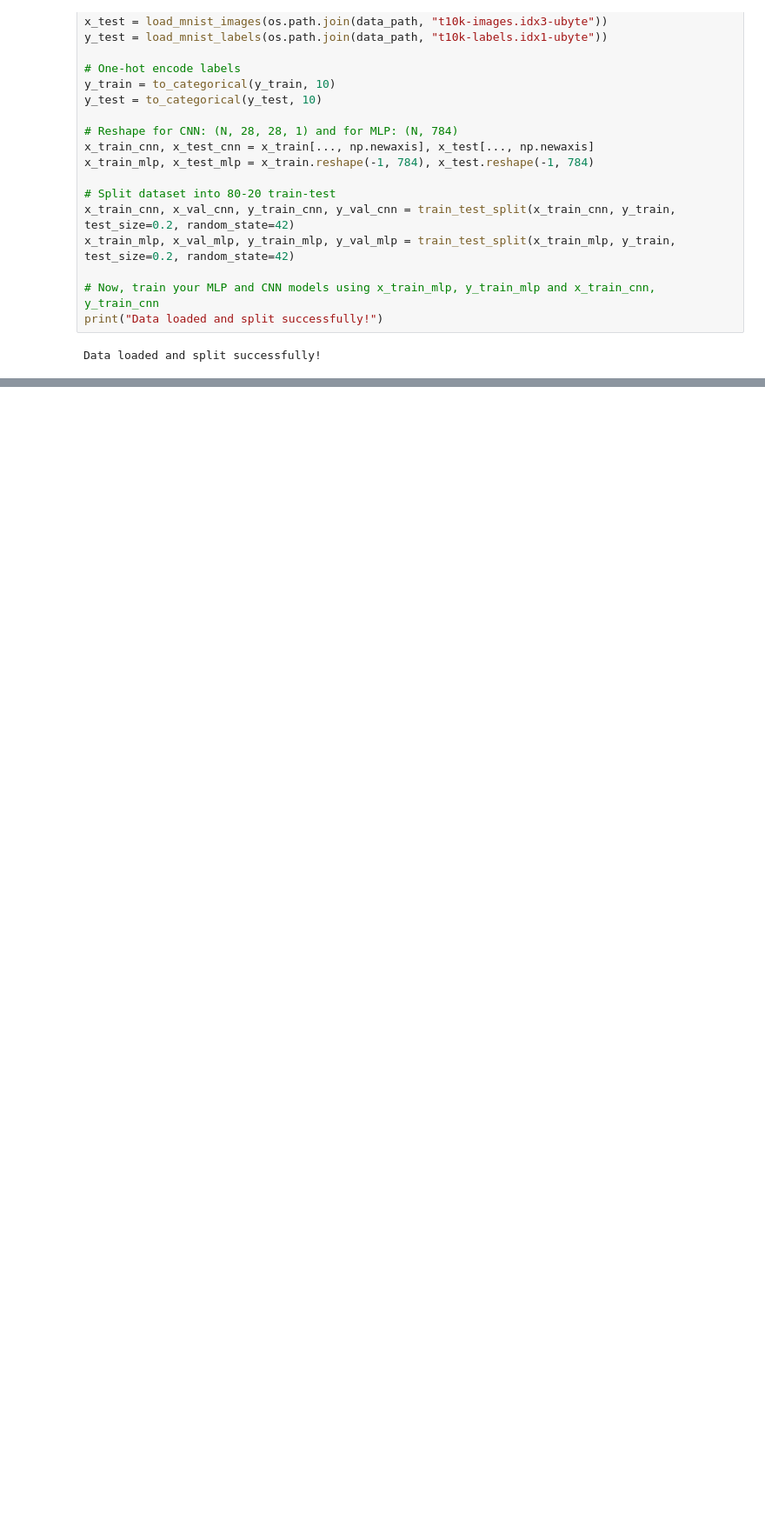
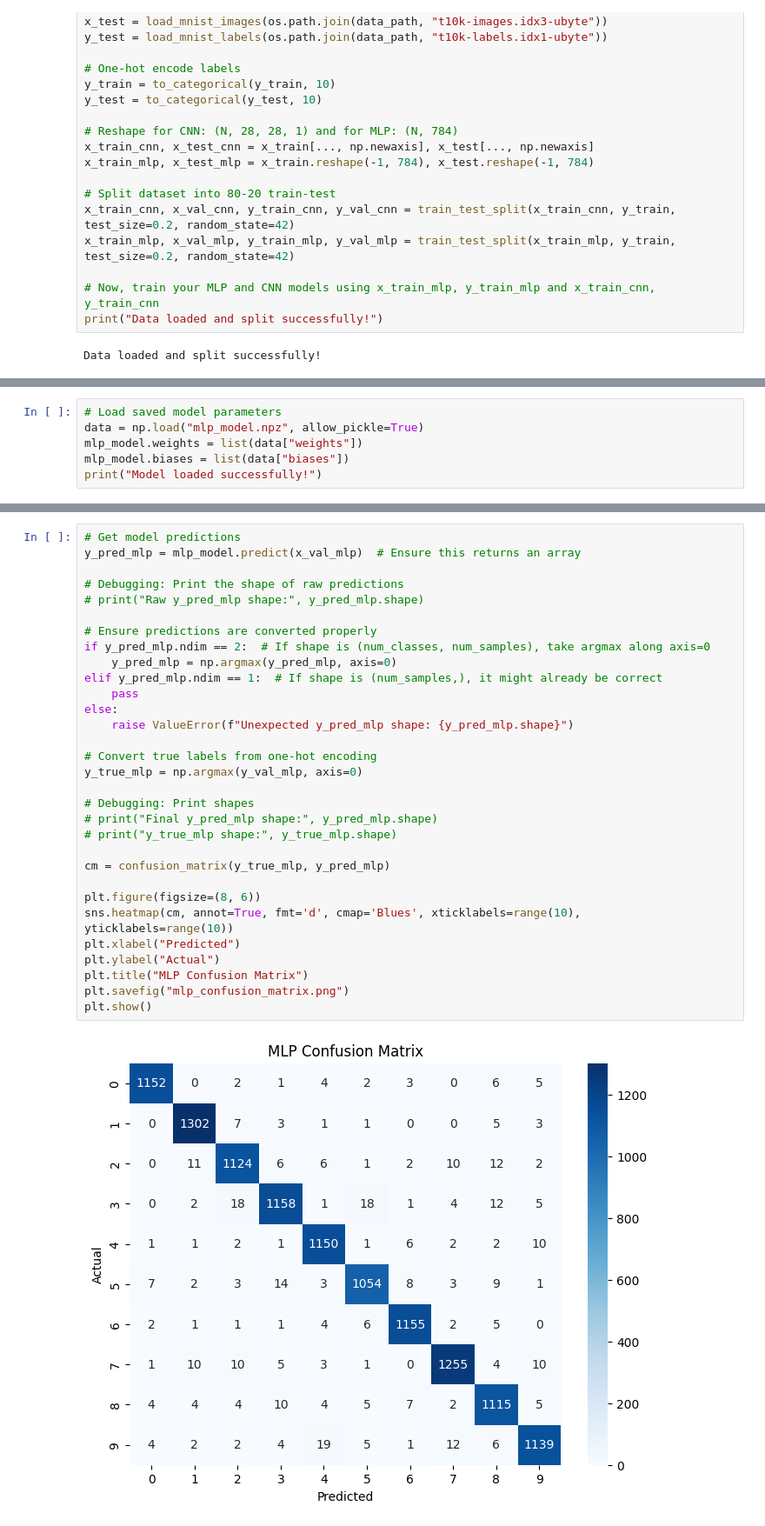
Before and after one commit to wcmelby/wcm_Phys129L_section, a Jupyter notebook: Section_9/Section9B.ipynb, the cells around one changed output, grey strips where cells are left out. Shown: that part at 87% size. Cells and saved outputs as stored; diff of their text form; blank space fills up the shorter version.

```diff
--- a/Section_9/Section9B.ipynb
+++ b/Section_9/Section9B.ipynb
@@ -623,0 +472,6 @@ AxisError: axis 1 is out of bounds for array of dimension 1
+# %%
+# Load saved model parameters
+data = np.load("mlp_model.npz", allow_pickle=True)
+mlp_model.weights = list(data["weights"])
+mlp_model.biases = list(data["biases"])
+print("Model loaded successfully!")
@@ -623,0 +480,33 @@ AxisError: axis 1 is out of bounds for array of dimension 1
+# %%
+# Get model predictions
+y_pred_mlp = mlp_model.predict(x_val_mlp)  # Ensure this returns an array
+
+# Debugging: Print the shape of raw predictions
+# print("Raw y_pred_mlp shape:", y_pred_mlp.shape)
+
+# Ensure predictions are converted properly
+if y_pred_mlp.ndim == 2:  # If shape is (num_classes, num_samples), take argmax along axis=0
+    y_pred_mlp = np.argmax(y_pred_mlp, axis=0)
+elif y_pred_mlp.ndim == 1:  # If shape is (num_samples,), it might already be correct
+    pass
+else:
+    raise ValueError(f"Unexpected y_pred_mlp shape: {y_pred_mlp.shape}")
+
+# Convert true labels from one-hot encoding
+y_true_mlp = np.argmax(y_val_mlp, axis=0)
+
+# Debugging: Print shapes
+# print("Final y_pred_mlp shape:", y_pred_mlp.shape)
+# print("y_true_mlp shape:", y_true_mlp.shape)
+
+cm = confusion_matrix(y_true_mlp, y_pred_mlp)
+
+plt.figure(figsize=(8, 6))
+sns.heatmap(cm, annot=True, fmt='d', cmap='Blues', xticklabels=range(10), yticklabels=range(10))
+plt.xlabel("Predicted")
+plt.ylabel("Actual")
+plt.title("MLP Confusion Matrix")
+plt.savefig("mlp_confusion_matrix.png")
+plt.show()
+# %% [output]
+[figure, added]
```
Also changed, not shown: parts of 16 cells of this notebook, 45 other files.
